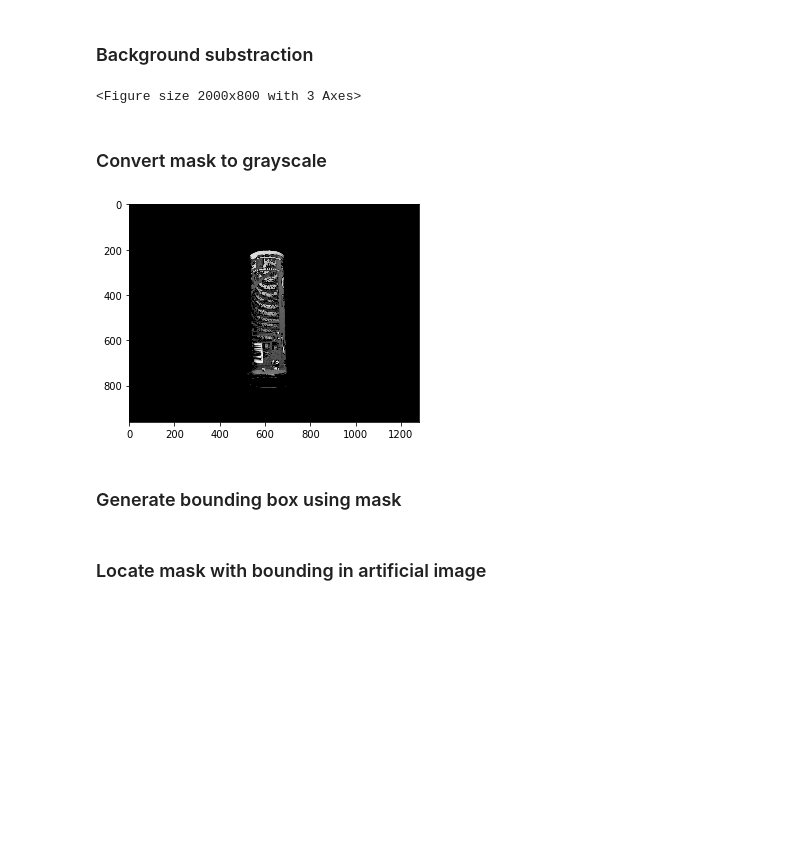
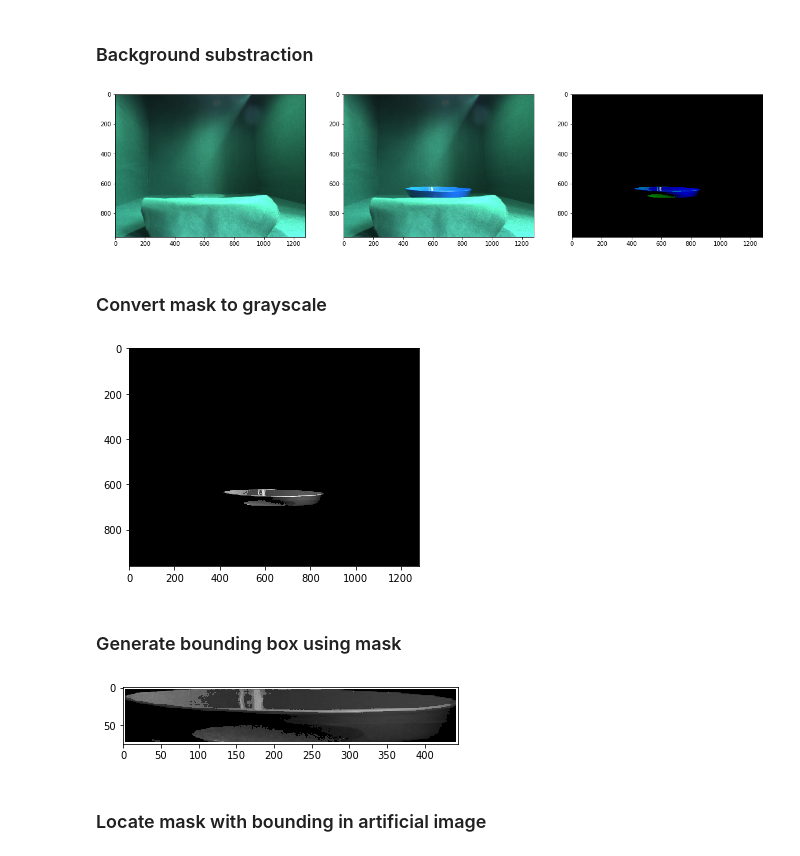
Before and after one commit to ErickKramer/green_box_scripts, a Jupyter notebook: green_box_object_mask_creator.ipynb, the cells around one changed output. Cells and saved outputs as stored; diff of their text form; code cells hidden in the pictures; blank space fills up the shorter version.

Commit message:
Added cell to test bounding boxes quality

```diff
--- a/green_box_object_mask_creator.ipynb
+++ b/green_box_object_mask_creator.ipynb
@@ -11,33 +144,34 @@ ValueError: list.remove(x): x not in list
 # %%
 from imageio import imread, imwrite
 import numpy as np
 import matplotlib.pyplot as plt
 
-threshold = 45
+threshold = 80
 
-img = np.array(imread("test/test_4.jpg"), dtype=int)
-background = np.array(imread("background.jpg"), dtype=int)
+img = np.array(imread("robocup_images/objects_front/tableware/blue_plate/blue_plate_0.jpg"), dtype=int)
+# img = np.array(imread("robocup_images/objects_front/cereal/chockn_roll/chockn_roll_0.jpg"), dtype=int)
+background = np.array(imread("background_1_light_14/background_0.jpg"), dtype=int)
 img_diff = np.clip(np.abs(img - background), 0, 255)
 img_diff = np.array(img_diff, dtype=np.uint8)
 
 small_brightness_pixels = np.where(img_diff < threshold)
 img_diff[small_brightness_pixels] = 0
 
 # high_brightness_pixels = np.where(img_diff > threshold)
 # img_diff[high_brightness_pixels] = 255
 
 
 fig = plt.figure(1, (20,8))
 fig.add_subplot(1, 3, 1)
 plt.imshow(background)
 fig.add_subplot(1, 3, 2)
 plt.imshow(img)
 fig.add_subplot(1, 3, 3)
 plt.imshow(img_diff)
 
 plt.show()
 # %% [output]
-<Figure size 2000x800 with 3 Axes>
+[figure, added]
 # %% [markdown]
 ### Convert mask to grayscale
 # %%
@@ -46,7 +180,7 @@ im2 = cv2.cvtColor(img_diff,cv2.COLOR_BGR2GRAY)
 plt.imshow(im2, cmap='gray')
 plt.show()
 # %% [output]
-[figure, old version]
+[figure, new version]
 # %% [markdown]
 ### Generate bounding box using mask
 # %%
@@ -56,13 +190,15 @@ min_j, max_j = (np.min(nonzero_cols), np.max(nonzero_cols))
 # indices = np.meshgrid(np.arange(np.min(i), np.max(i) + 1),
 #                       np.arange(np.min(j), np.max(j) + 1),
 #                       indexing='ij')
-# plt.imshow(im2[min_i:max_i, min_j:max_j], cmap='gray')
-# plt.show()
+plt.imshow(im2[min_i:max_i, min_j:max_j], cmap='gray')
+plt.show()
 
-# cv2.rectangle(im2,(min_j,min_i),(max_j,max_i),(255,255,255),2)
-# cv2.imshow('Features', im2)
-# cv2.waitKey(0)
-# cv2.destroyAllWindows()
+cv2.rectangle(im2,(min_j,min_i),(max_j,max_i),(255,255,255),2)
+cv2.imshow('Features', im2)
+cv2.waitKey(0)
+cv2.destroyAllWindows()
+# %% [output]
+[figure, added]
 # %% [markdown]
 ### Locate mask with bounding in artificial image
 # %%
```
Also changed, not shown: parts of 4 cells of this notebook.
